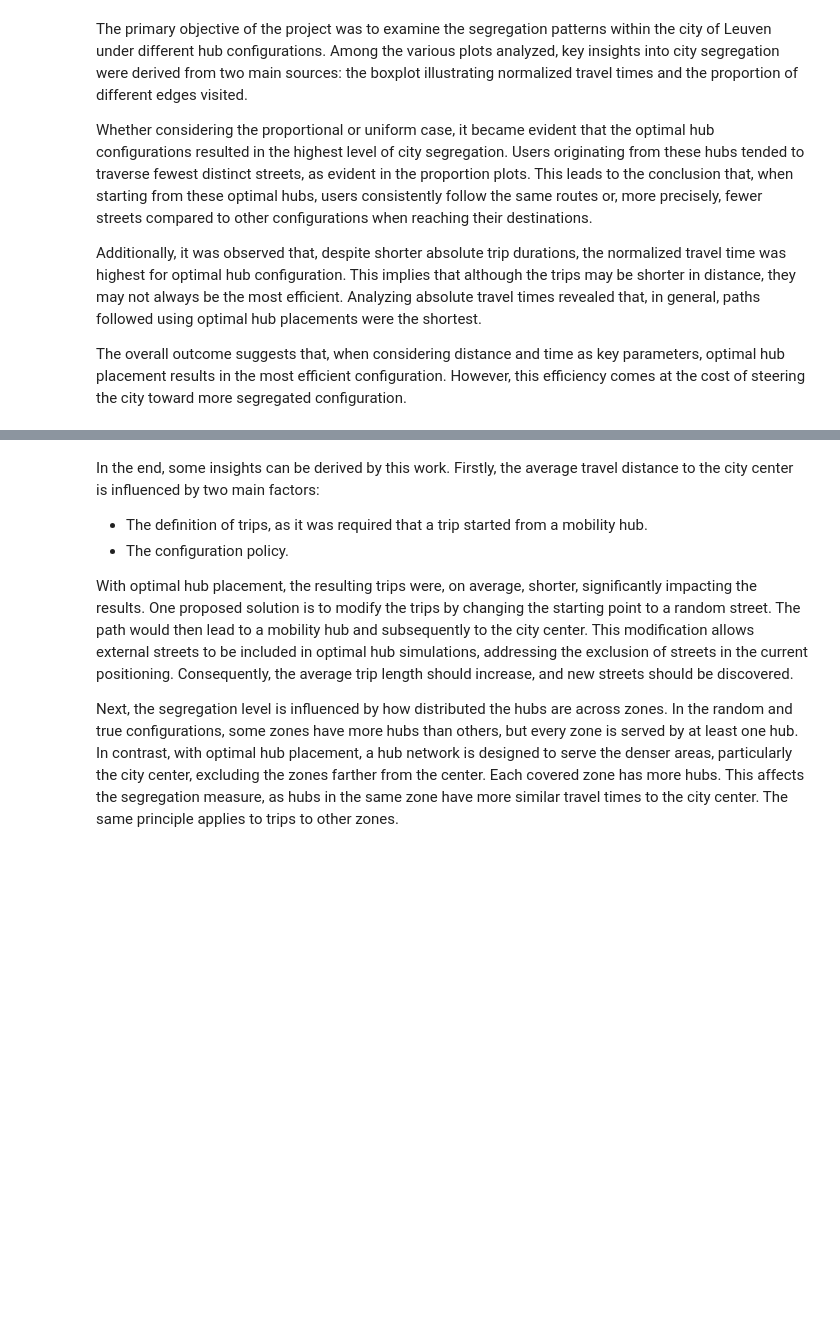
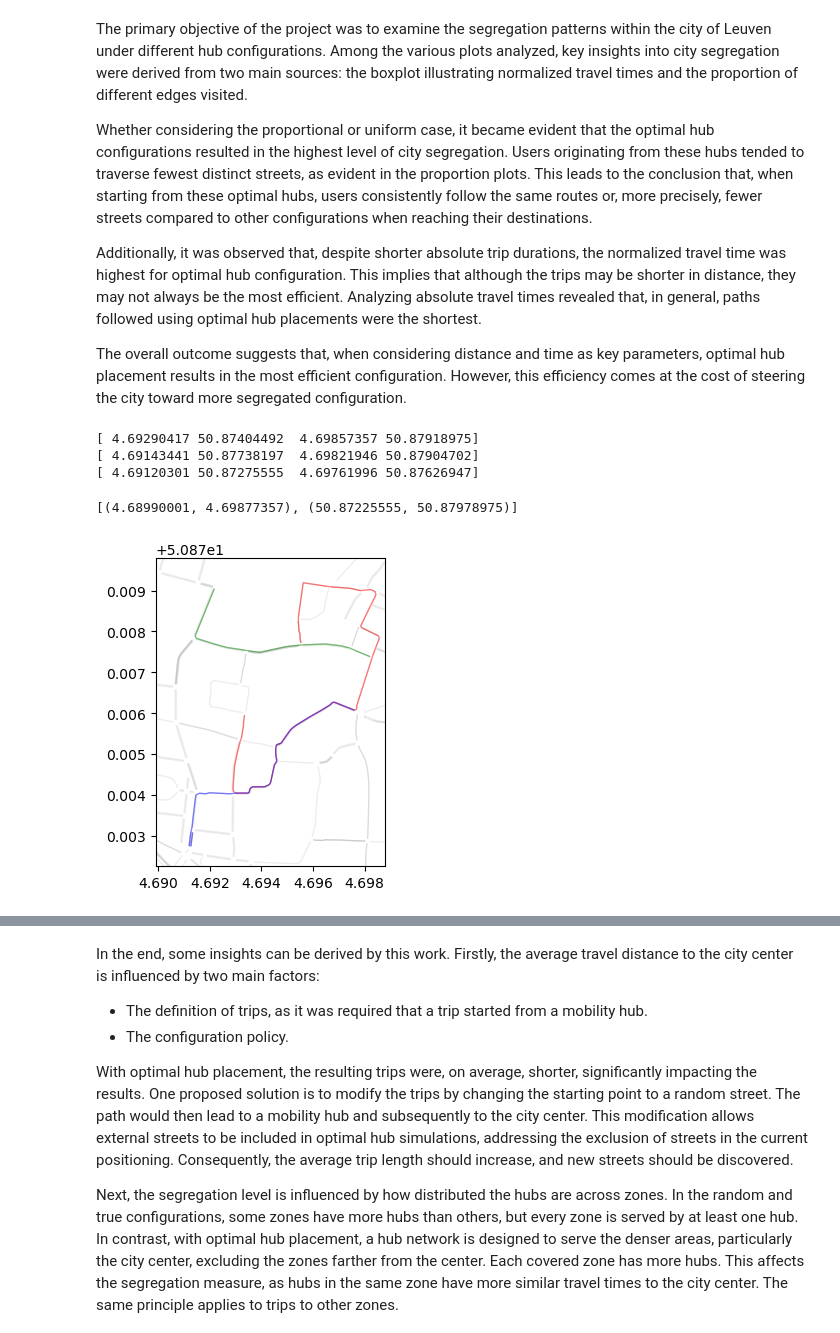
Before and after one commit to AndreaFrasson/Geospatial-Analitics, a Jupyter notebook: Project_12.ipynb, the cells around one changed output, grey strips where cells are left out. Saved outputs shown, nothing was run; the diff lists cells and outputs as text; code cells hidden in the pictures; blank space fills up the shorter version.

Commit message:
final plot

```diff
--- a/Project_12.ipynb
+++ b/Project_12.ipynb
@@ -1015,11 +1015,19 @@ paths.append(k_shortest_paths(G, net.getEdge('3869832#0'), net.getEdge('45411242
 paths.append(k_shortest_paths(G, net.getEdge('512610535#0'), net.getEdge('8127969#2'), 1, 'traveltime')[0])
 paths.append(k_shortest_paths(G, net.getEdge('-8302412#0'), net.getEdge('461159351'), 1, 'traveltime')[0])
 # %%
-#fig, ax = plt.subplots(nrows=1, ncols=1, figsize=(9,4))
-#road_net.plot(linewidth=1, color="black", alpha=0.5)
-m = Leuven_map()
+fig, ax = plt.subplots(nrows=1, ncols=1, figsize=(9,4))
+road_net.plot(ax = ax, linewidth=1, color="black", alpha=0.07)
+colors = ['red', 'green', 'blue']
 for i in range(len(paths)):
     gdf_edge = gpd.GeoDataFrame(geometry=[LineString(edges_to_gps_list(net, paths[i]["edges"]))])
     gdf_edge.crs = "EPSG:4326"
-    #gdf_edge.plot(linewidth=1, color="blue", alpha=0.5)
-    folium.GeoJson(gdf_edge).add_to(m)
+    gdf_edge.plot(ax = ax, linewidth=1, color=colors[i], alpha=0.5)
+    print(gdf_edge.total_bounds)
+
+ax.set(xlim=(4.68990001, 4.69877357), ylim=(50.87225555, 50.87978975))
+# %% [output]
+[ 4.69290417 50.87404492  4.69857357 50.87918975]
+[ 4.69143441 50.87738197  4.69821946 50.87904702]
+[ 4.69120301 50.87275555  4.69761996 50.87626947]
+[(4.68990001, 4.69877357), (50.87225555, 50.87978975)]
+[figure, added]
```
Also changed, not shown: parts of 1 cell of this notebook, 10 other files.
